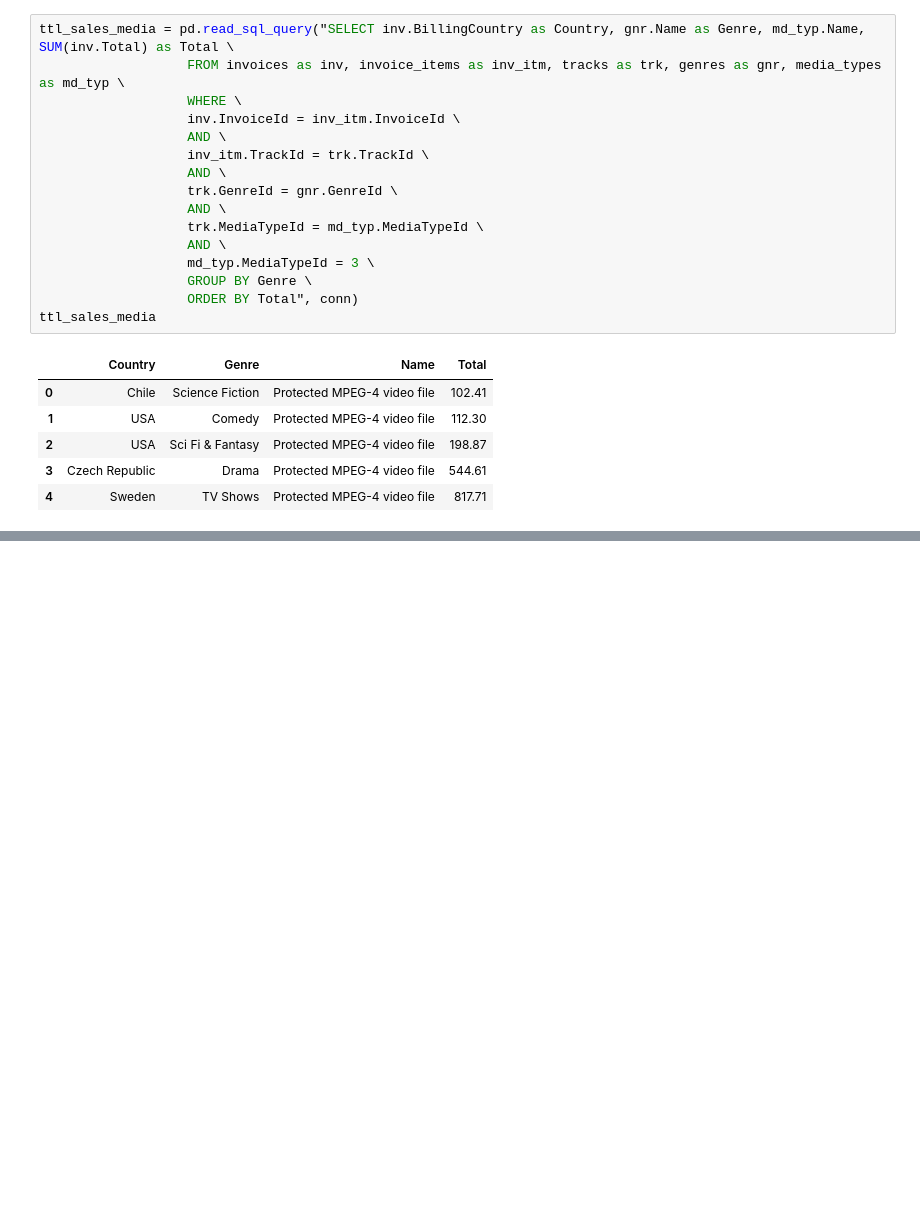
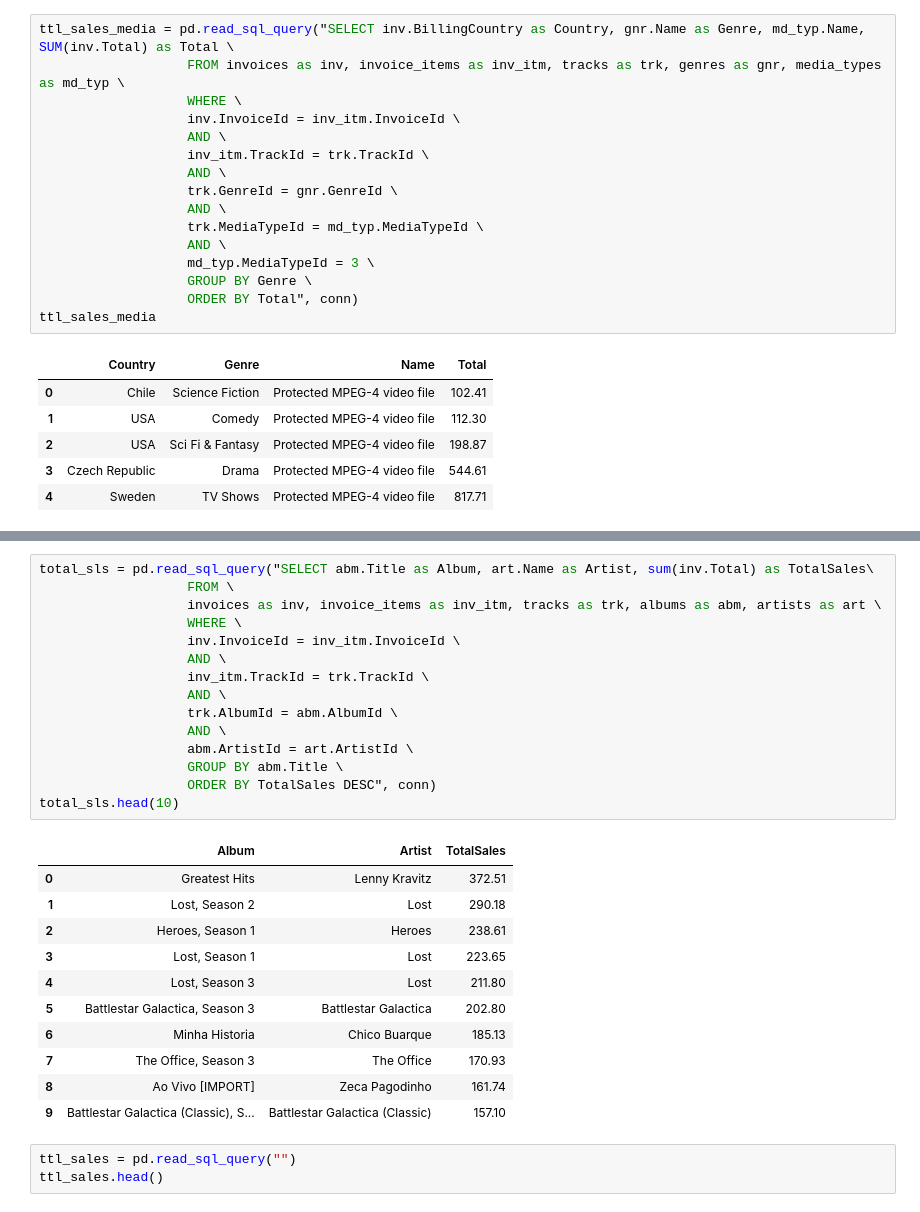
Before and after one commit to rinaldoeri/api_capstone, a Jupyter notebook: capstone_api.ipynb, the cells around one changed output, grey strips where cells are left out. Drawn from its saved outputs; the diff is of its cells as text; blank space fills up the shorter version.

```diff
--- a/capstone_api.ipynb
+++ b/capstone_api.ipynb
@@ -118,0 +152,30 @@ ttl_sales_media
+# %%
+total_sls = pd.read_sql_query("SELECT abm.Title as Album, art.Name as Artist, sum(inv.Total) as TotalSales\
+                   FROM \
+                   invoices as inv, invoice_items as inv_itm, tracks as trk, albums as abm, artists as art \
+                   WHERE \
+                   inv.InvoiceId = inv_itm.InvoiceId \
+                   AND \
+                   inv_itm.TrackId = trk.TrackId \
+                   AND \
+                   trk.AlbumId = abm.AlbumId \
+                   AND \
+                   abm.ArtistId = art.ArtistId \
+                   GROUP BY abm.Title \
+                   ORDER BY TotalSales DESC", conn)
+total_sls.head(10)
+# %% [output]
+|  | Album | Artist | TotalSales |
+| 0 | Greatest Hits | Lenny Kravitz | 372.51 |
+| 1 | Lost, Season 2 | Lost | 290.18 |
+| 2 | Heroes, Season 1 | Heroes | 238.61 |
+| 3 | Lost, Season 1 | Lost | 223.65 |
+| 4 | Lost, Season 3 | Lost | 211.80 |
+| 5 | Battlestar Galactica, Season 3 | Battlestar Galactica | 202.80 |
+| 6 | Minha Historia | Chico Buarque | 185.13 |
+| 7 | The Office, Season 3 | The Office | 170.93 |
+| 8 | Ao Vivo [IMPORT] | Zeca Pagodinho | 161.74 |
+| 9 | Battlestar Galactica (Classic), S... | Battlestar Galactica (Classic) | 157.10 |
+# %%
+ttl_sales = pd.read_sql_query("")
+ttl_sales.head()
```
Also changed, not shown: parts of 8 cells of this notebook.
